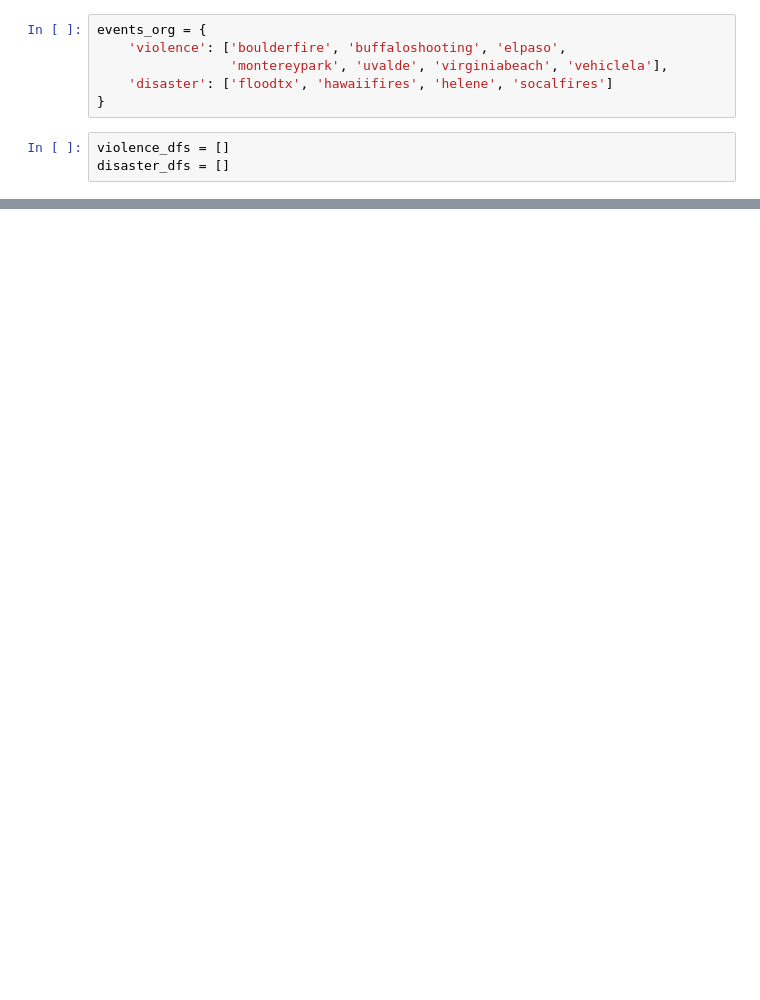
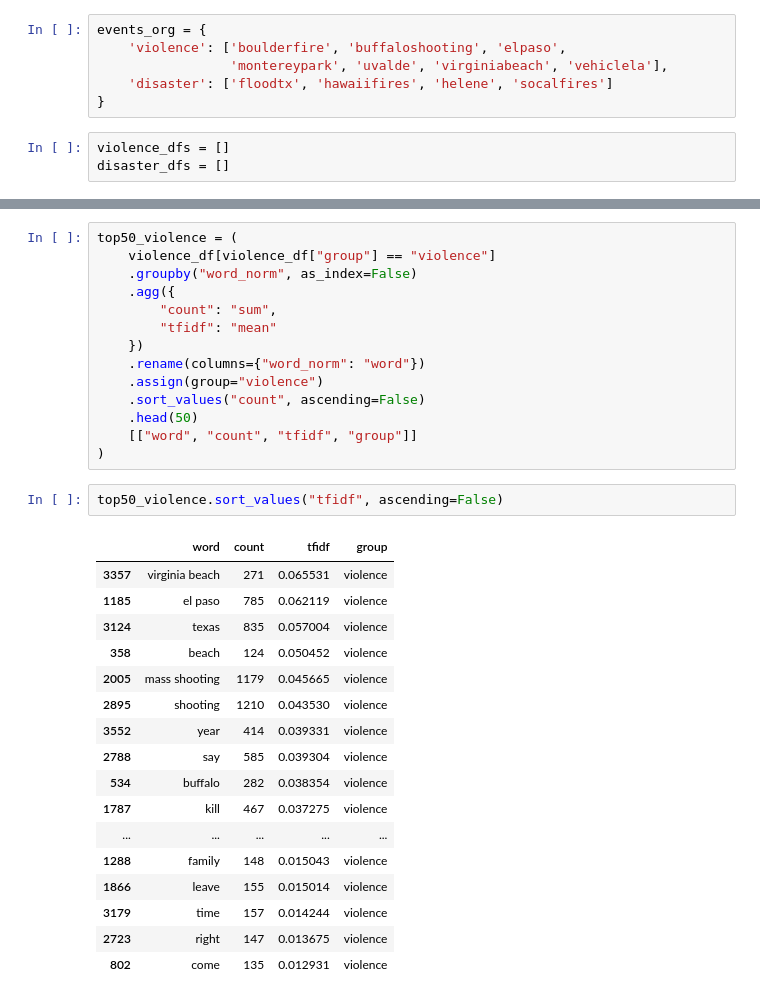
Before and after one commit to elugos/HSMS_LUGOS, a Jupyter notebook: radar_topic_daily.ipynb, the cells around one changed output, grey strips where cells are left out. Drawn from its saved outputs; the diff is of its cells as text; blank space fills up the shorter version.

```diff
--- a/radar_topic_daily.ipynb
+++ b/radar_topic_daily.ipynb
@@ -74,0 +211,34 @@ ValueError: All objects passed were None
+# %%
+top50_violence = (
+    violence_df[violence_df["group"] == "violence"]
+    .groupby("word_norm", as_index=False)
+    .agg({
+        "count": "sum",
+        "tfidf": "mean"
+    })
+    .rename(columns={"word_norm": "word"})
+    .assign(group="violence")
+    .sort_values("count", ascending=False)
+    .head(50)
+    [["word", "count", "tfidf", "group"]]
+)
+# %%
+top50_violence.sort_values("tfidf", ascending=False)
+# %% [output]
+|  | word | count | tfidf | group |
+| 3357 | virginia beach | 271 | 0.065531 | violence |
+| 1185 | el paso | 785 | 0.062119 | violence |
+| 3124 | texas | 835 | 0.057004 | violence |
+| 358 | beach | 124 | 0.050452 | violence |
+| 2005 | mass shooting | 1179 | 0.045665 | violence |
+| 2895 | shooting | 1210 | 0.043530 | violence |
+| 3552 | year | 414 | 0.039331 | violence |
+| 2788 | say | 585 | 0.039304 | violence |
+| 534 | buffalo | 282 | 0.038354 | violence |
+| 1787 | kill | 467 | 0.037275 | violence |
+| ... | ... | ... | ... | ... |
+| 1288 | family | 148 | 0.015043 | violence |
+| 1866 | leave | 155 | 0.015014 | violence |
+| 3179 | time | 157 | 0.014244 | violence |
+| 2723 | right | 147 | 0.013675 | violence |
+| 802 | come | 135 | 0.012931 | violence |
```
Also changed, not shown: parts of 20 cells of this notebook, 2 other files.
